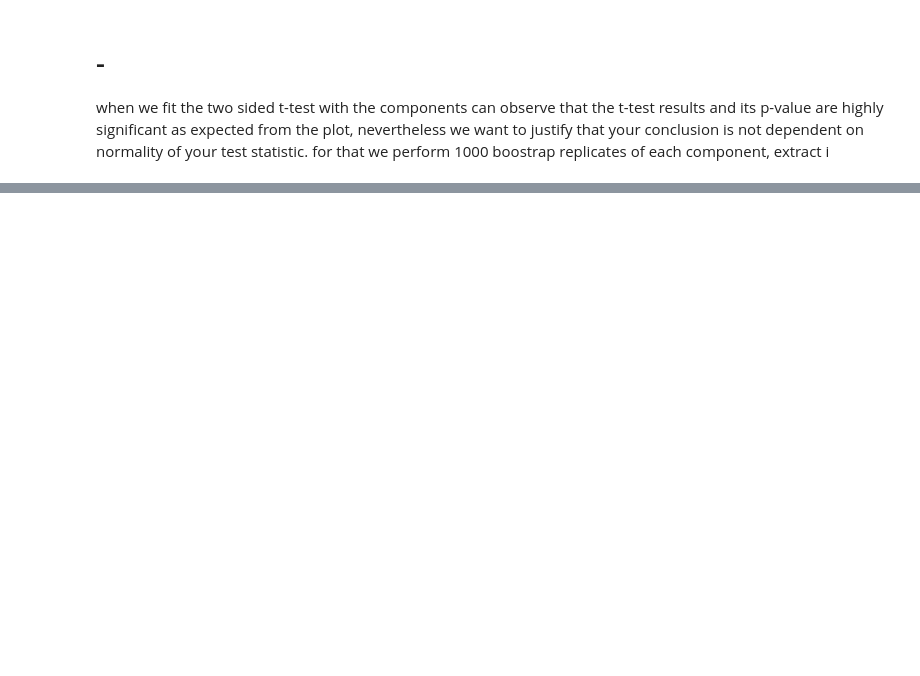
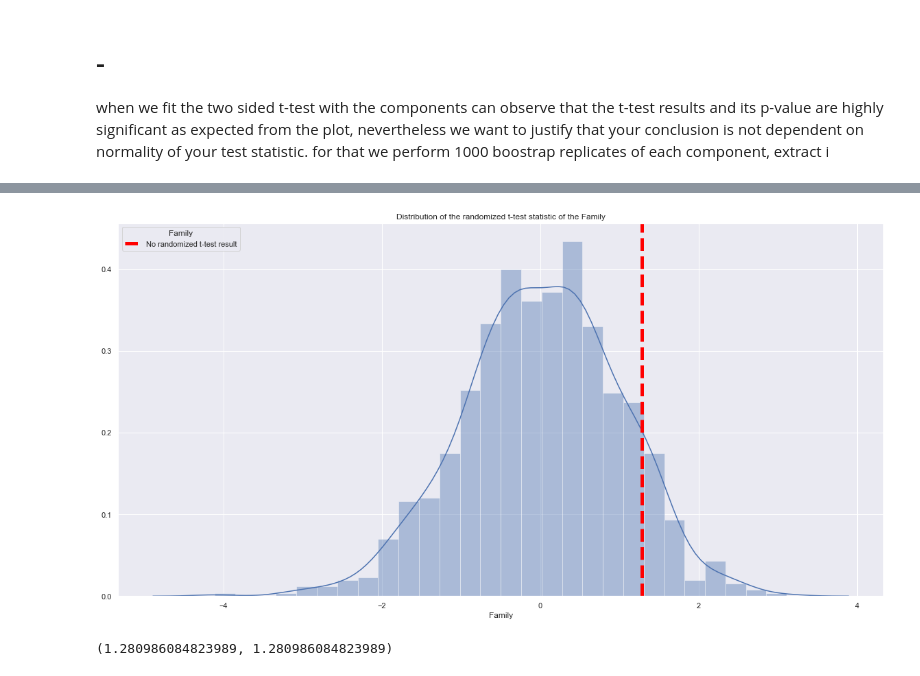
Before and after one commit to EiderDiaz/midterm_ds_is, a Jupyter notebook: Question 3 midterm.ipynb, the cells around one changed output, grey strips where cells are left out. Cells and saved outputs as stored; diff of their text form; code cells hidden in the pictures; blank space fills up the shorter version.

```diff
--- a/Question 3 midterm.ipynb
+++ b/Question 3 midterm.ipynb
@@ -111,0 +172,23 @@ df_randomized= pd.DataFrame({"hscore":t_stats_random})
+# %%
+component = df_happiness["Health (Life Expectancy)"]
+B=1000
+t_stats_random = list()
+for b in range(B):
+    np.random.shuffle(component)
+    group_1 = component[:N_latam]
+    group_2 = component[N_latam:]
+    t_stats_random.append(stats.ttest_ind(group_1,group_2,equal_var=True)[0])
+
+df_randomized["Health"]= t_stats_random
+
+plt.figure()
+ax1 = sns.distplot(df_randomized["Family"])
+plt.axvline(t_stats[3], color='red', linestyle='dashed', linewidth=5)
+plt.legend(title='Family', loc='upper left', labels=['No randomized t-test result'])
+plt.title('Distribution of the randomized t-test statistic of the Family');
+# %% [output]
+[figure, added]
+# %%
+np.quantile(t_stats[3],0.025),np.quantile(t_stats[3],1-0.025)
+# %% [output]
+(1.280986084823989, 1.280986084823989)
```
Also changed, not shown: parts of 13 cells of this notebook.
